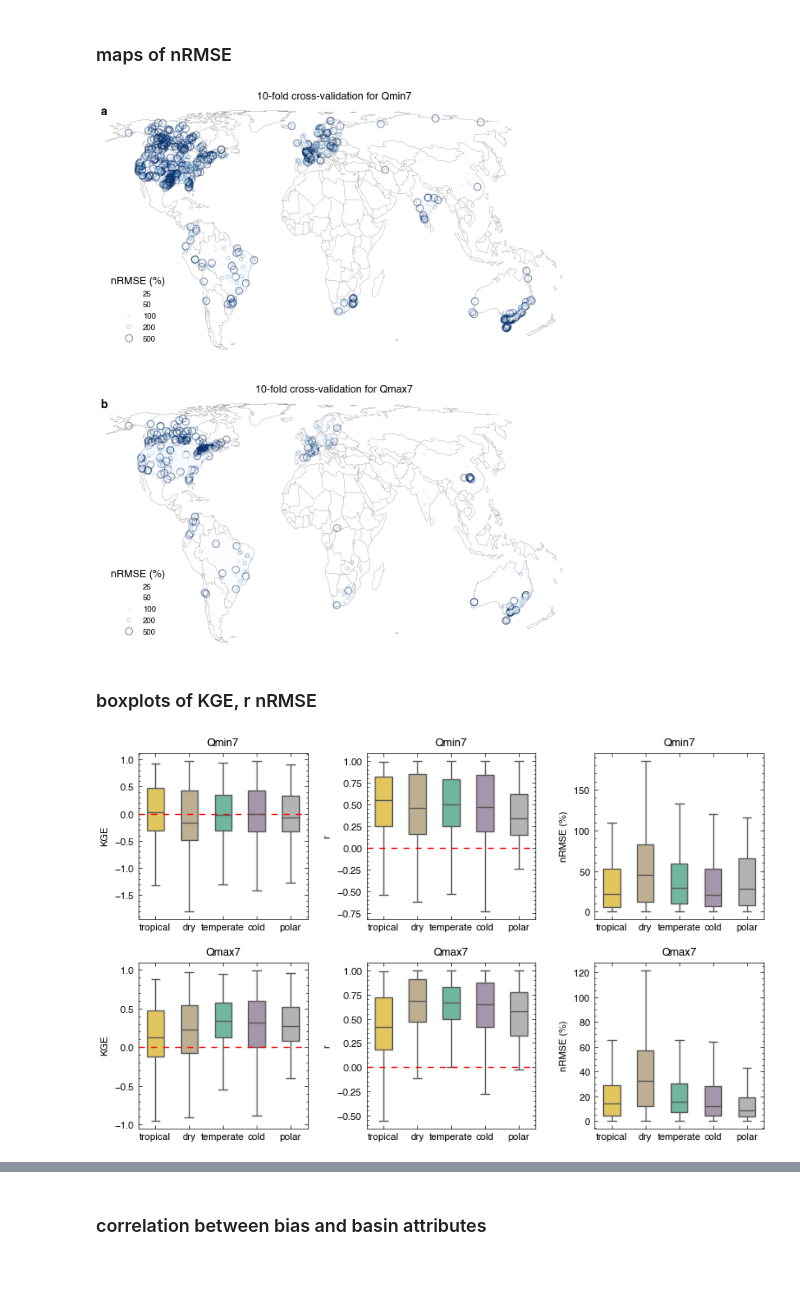
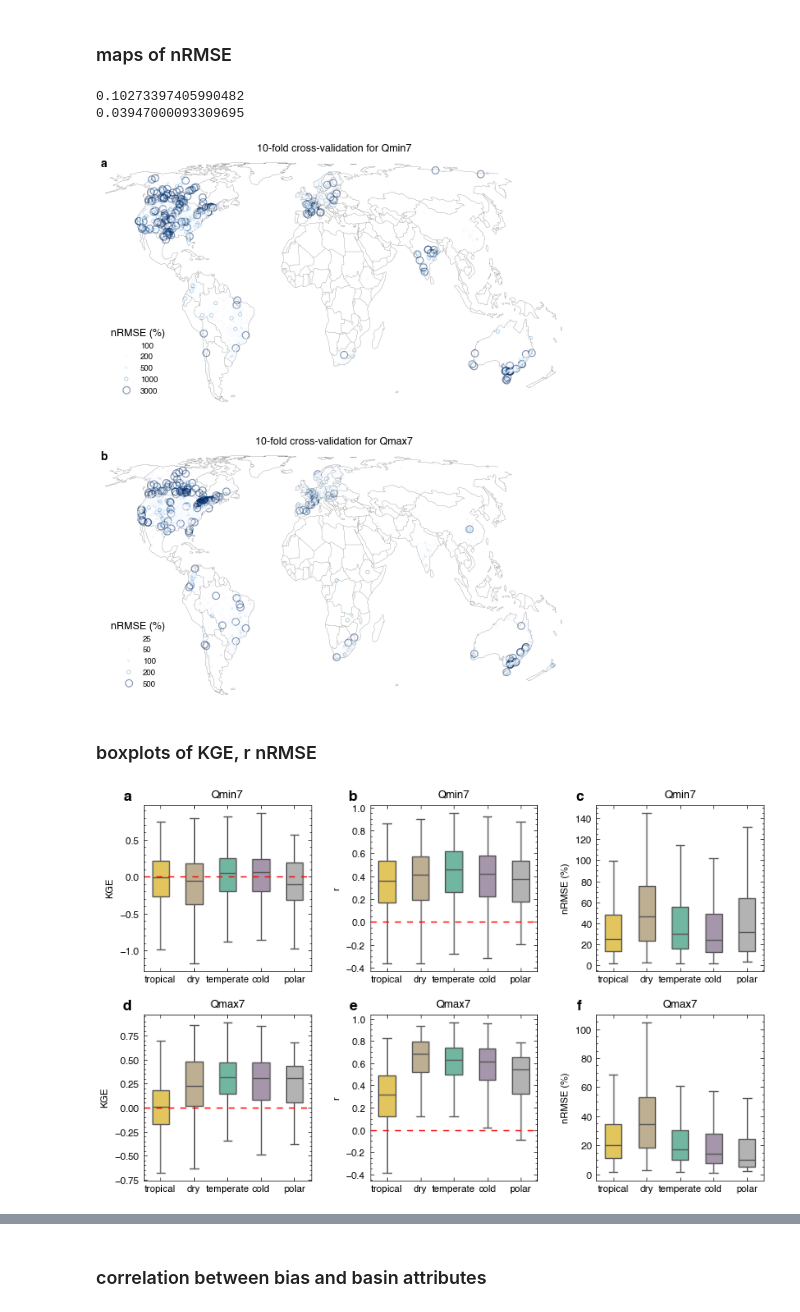
Before and after one commit to zhangboen/lulc_flood, a Jupyter notebook: plot_ml_flood.ipynb, the cells around one changed output, grey strips where cells are left out. Saved outputs shown, nothing was run; the diff lists cells and outputs as text; code cells hidden in the pictures; blank space fills up the shorter version.

```diff
--- a/plot_ml_flood.ipynb
+++ b/plot_ml_flood.ipynb
@@ -21,8 +21,9 @@ font_manager.fontManager.addfont(os.environ['DATA']+'/fonts/Helvetica/Helvetica.
 font_manager.fontManager.addfont(os.environ['DATA']+'/fonts/Helvetica/Helvetica-Bold.ttf')
 plt.rc('font', size = 12, family = 'Helvetica')
 
-df_Qmax7 = pd.read_csv('../results/rf_cv10_Qmax7_raw_result.csv')
-df_Qmin7 = pd.read_csv('../results/rf_cv10_Qmin7_raw_result.csv')
+model = 'rf'
+df_Qmax7 = pd.read_csv(f'../results/{model}_cv10_Qmax7_raw_result_MSWX.csv')
+df_Qmin7 = pd.read_csv(f'../results/{model}_cv10_Qmin7_raw_result_MSWX.csv')
 
 palette = {'tropical':'#F8D347','dry':'#C7B18A','temperate':"#65C2A5",'cold':"#a692b0",'polar':"#B3B3B3"}
 # %% [markdown]
@@ -145,0 +152,10 @@ fig.savefig(f'../picture/map_kge_cv10_rf.png', dpi = 600)
+# %%
+df = df_Qmin7.copy()
+df_sta = df.groupby(['ohdb_id','ohdb_latitude', 'ohdb_longitude','climate_label']).apply(
+        lambda x: pd.Series(
+            he.kge(x.pred.values, x.Q.values).squeeze().tolist()+[x.shape[0]], index = ['KGE','r','alpha','beta','Number of annual records'])
+    ).reset_index()
+df_sta.groupby('Number of annual records')[['KGE','r','alpha','beta']].mean().plot()
+plt.yscale('symlog')
+plt.title('RF performance for Qmin7', fontsize = 8)
+plt.savefig(f'../picture/{model}_Qmin7_performance_across_different_records.png', dpi = 600)
@@ -158,20 +176,31 @@ for i,name in enumerate(['Qmin7','Qmax7']):
         lambda x: pd.Series(
             [np.sum((x.pred.values-x.Q.values)**2) / np.sum(x.Q.values**2) * 100], index = ['nRMSE'])
     ).reset_index()
+    print(df_sta.loc[df_sta.nRMSE>100,:].shape[0]/df_sta.shape[0])
     title = f'10-fold cross-validation for {name}'
     label = 'nRMSE (%)'
     size_norm = mpl.colors.BoundaryNorm([0, 50, 80, 100, 150, 200], clip = True, ncolors = 5)
     size_norm = mpl.colors.LogNorm()
     df_sta.loc[df_sta.nRMSE>5000,'nRMSE'] = 5000
     df_sta.loc[df_sta.nRMSE<1,'nRMSE'] = 1
-    df_sta['nRMSE1'] = 25
-    df_sta.loc[(df_sta.nRMSE>50)&(df_sta.nRMSE<=100),'nRMSE1'] = 50
-    df_sta.loc[(df_sta.nRMSE>100)&(df_sta.nRMSE<=200),'nRMSE1'] = 100
-    df_sta.loc[(df_sta.nRMSE>200)&(df_sta.nRMSE<=500),'nRMSE1'] = 200
-    df_sta.loc[(df_sta.nRMSE>500),'nRMSE1'] = 500
-    sns.scatterplot(df_sta, x = 'ohdb_longitude', y = 'ohdb_latitude', hue = 'nRMSE1', size = 'nRMSE1', hue_norm = size_norm, palette = 'Blues',
+    if i == 0:
+        df_sta['nRMSE1'] = 100
+        df_sta.loc[(df_sta.nRMSE>200)&(df_sta.nRMSE<=500),'nRMSE1'] = 200
+        df_sta.loc[(df_sta.nRMSE>500)&(df_sta.nRMSE<=1000),'nRMSE1'] = 500
+        df_sta.loc[(df_sta.nRMSE>1000)&(df_sta.nRMSE<=3000),'nRMSE1'] = 1000
+        df_sta.loc[(df_sta.nRMSE>3000),'nRMSE1'] = 3000
+        sns.scatterplot(df_sta, x = 'ohdb_longitude', y = 'ohdb_latitude', hue = 'nRMSE1', size = 'nRMSE1', hue_norm = size_norm, palette = 'Blues',
                     marker = "$\circ$", ec = "face", alpha = .5,
-                    sizes = {25:1,50:2,100:4,200:16,500:64}, ax = ax, transform = ccrs.PlateCarree())
+                    sizes = {100:1,200:2,500:4,1000:16,3000:64}, ax = ax, transform = ccrs.PlateCarree())
+    else:
+        df_sta['nRMSE1'] = 25
+        df_sta.loc[(df_sta.nRMSE>50)&(df_sta.nRMSE<=100),'nRMSE1'] = 50
+        df_sta.loc[(df_sta.nRMSE>100)&(df_sta.nRMSE<=200),'nRMSE1'] = 100
+        df_sta.loc[(df_sta.nRMSE>200)&(df_sta.nRMSE<=500),'nRMSE1'] = 200
+        df_sta.loc[(df_sta.nRMSE>500),'nRMSE1'] = 500
+        sns.scatterplot(df_sta, x = 'ohdb_longitude', y = 'ohdb_latitude', hue = 'nRMSE1', size = 'nRMSE1', hue_norm = size_norm, palette = 'Blues',
+                        marker = "$\circ$", ec = "face", alpha = .5,
+                        sizes = {25:1,50:2,100:4,200:16,500:64}, ax = ax, transform = ccrs.PlateCarree())
     sns.move_legend(ax, 'lower left', bbox_to_anchor = (0, 0), title = 'nRMSE (%)', title_fontsize = 9)
     ax.set_global()
     ax.set_ylim([-6525154.6651, 8625154.6651])
@@ -181,37 +210,63 @@ for i,name in enumerate(['Qmin7','Qmax7']):
     ax.add_feature(cf.BORDERS, linewidth = .2, color = '#707070')
     ax.text(0, 1, ['a','b'][i], transform = ax.transAxes, ha = 'center', va = 'top', fontsize = 10, weight = 'bold')
     ax.set_title(title, fontsize = 9)
-fig.savefig(f'../picture/map_nRMSE_cv10_rf.png', dpi = 600)
+fig.savefig(f'../picture/map_nRMSE_cv10_{model}.png', dpi = 600)
 # %% [output]
+0.10273397405990482
+0.03947000093309695
-[figure, old version]
+[figure, new version]
 # %% [markdown]
 ### boxplots of KGE, r nRMSE
 # %%
+def compute_effsize(expGroup, controlGroup, eftype = 'cohen'):
+    n1, n2 = len(expGroup), len(controlGroup)
+    MAD1 = 1.4826 * np.median(np.abs(expGroup-np.median(expGroup)))
+    MAD2 = 1.4826 * np.median(np.abs(controlGroup-np.median(controlGroup)))
+    pooled_std = np.sqrt(((n1 - 1) * MAD1 ** 2 + (n2 - 1) * MAD2 ** 2) / (n1 + n2 - 2))
+    if eftype == 'cohen':
+        # d = np.mean(expGroup - controlGroup) / np.sqrt((MAD1**2+MAD2**2)/2)
+        # d = np.mean(expGroup - controlGroup) / pooled_std
+        d = (np.mean(expGroup) - np.mean(controlGroup)) / np.std(expGroup)
+    elif eftype == 'glass':
+        d = (np.mean(expGroup) - np.mean(controlGroup)) / MAD2
+    return d
+from scipy import stats
+
 plt.rcParams['axes.labelsize'] = 8
 plt.rcParams['xtick.labelsize'] = 8
 plt.rcParams['ytick.labelsize'] = 8
 import matplotlib.ticker as ticker
+import string
 fig, axes = plt.subplots(2, 3, figsize = (8, 5))
+x = 0
 for i,name in enumerate(['Qmin7','Qmax7']):
     if i == 0:
         df = df_Qmin7.copy()
     else:
         df = df_Qmax7.copy()
     df_sta = df.groupby(['ohdb_id','ohdb_latitude', 'ohdb_longitude','climate_label']).apply(
         lambda x: pd.Series([
             he.kge(x.pred.values, x.Q.values).squeeze()[0],
             np.corrcoef(x.pred.values, x.Q.values)[0,1],
             np.sum((x.pred.values-x.Q.values)**2) / np.sum(x.Q.values**2) * 100
         ], index = ['KGE','r','nRMSE (%)'])
     ).reset_index()
+    # for a in ['temperate','cold','dry','polar']:
+    #     x = df_sta.r.values
+    #     y = df_sta.r.values
+    #     effect = compute_effsize(x, y, eftype = 'cohen')
+    #     sta, p = stats.ttest_ind(x, y, equal_var = False)
+    #     print(name, a, len(x), '{:.4f %4.4f %4.4f %4.4f %4.4f'.format(np.std(x), np.std(y), sta, p, effect))
     for j,name1 in enumerate(['KGE','r','nRMSE (%)']):
         sns.boxplot(data = df_sta, x = 'climate_label', y = name1, ax = axes[i,j], hue = 'climate_label', palette = palette, showfliers = False, width = .5)
         axes[i,j].set_title(name, fontsize = 9)
         axes[i,j].set_xlabel(None)
         axes[i,j].xaxis.set_minor_locator(ticker.NullLocator())
         if name1 in ['KGE','r']:
             axes[i,j].axhline(y = 0, ls = (0,(5,5)), color = 'red', lw = 1)
+        axes[i,j].text(-.1, 1.05, string.ascii_letters[x], va = 'center', ha = 'center', weight = 'bold', transform = axes[i,j].transAxes)
+        x = x + 1
 fig.tight_layout()
-fig.savefig(f'../picture/boxplot_cv10_rf.png', dpi = 600)
+fig.savefig(f'../picture/boxplot_cv10_{model}.png', dpi = 600)
 # %% [output]
-[figure, old version]
+[figure, new version]
```
Also changed, not shown: parts of 13 cells of this notebook, 31 other files.
